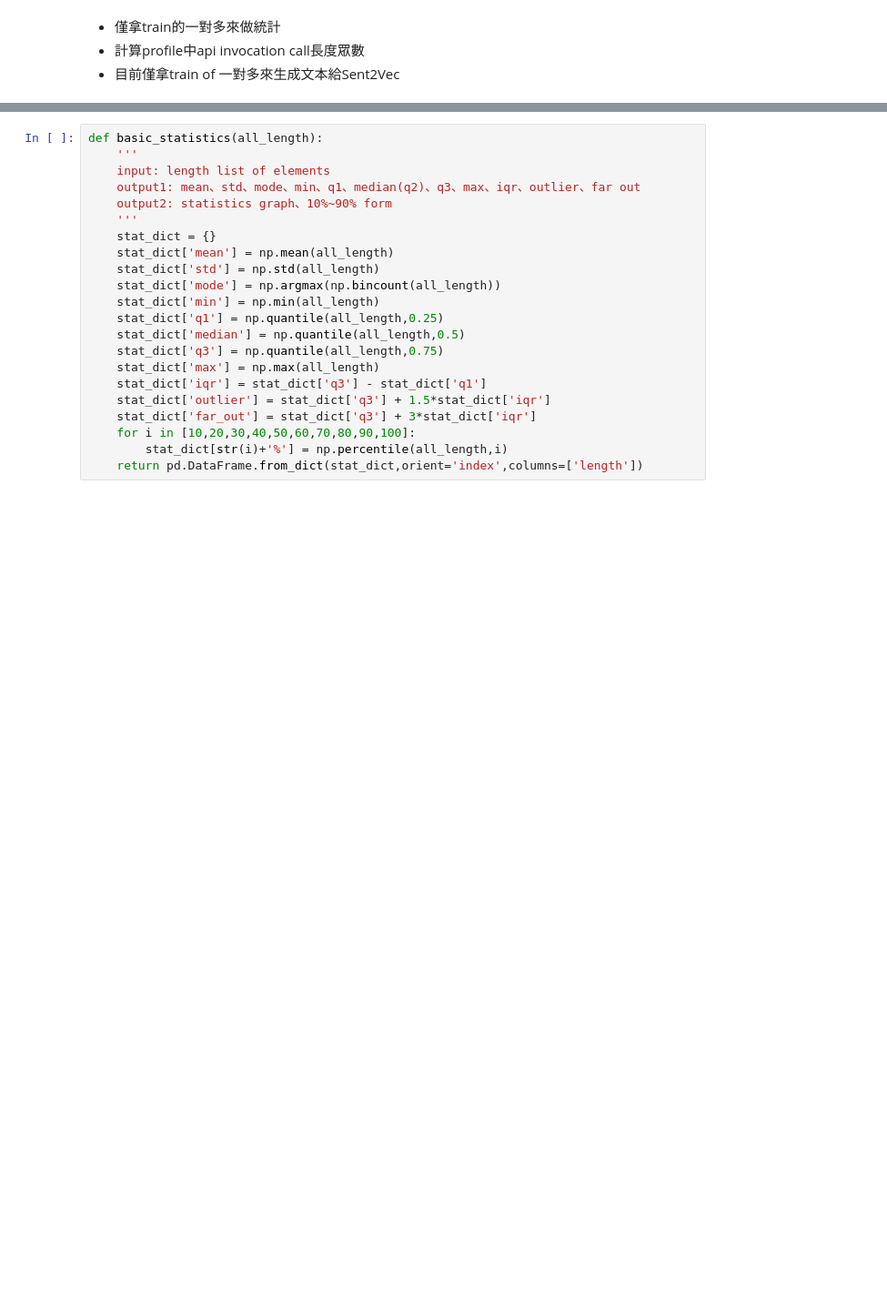
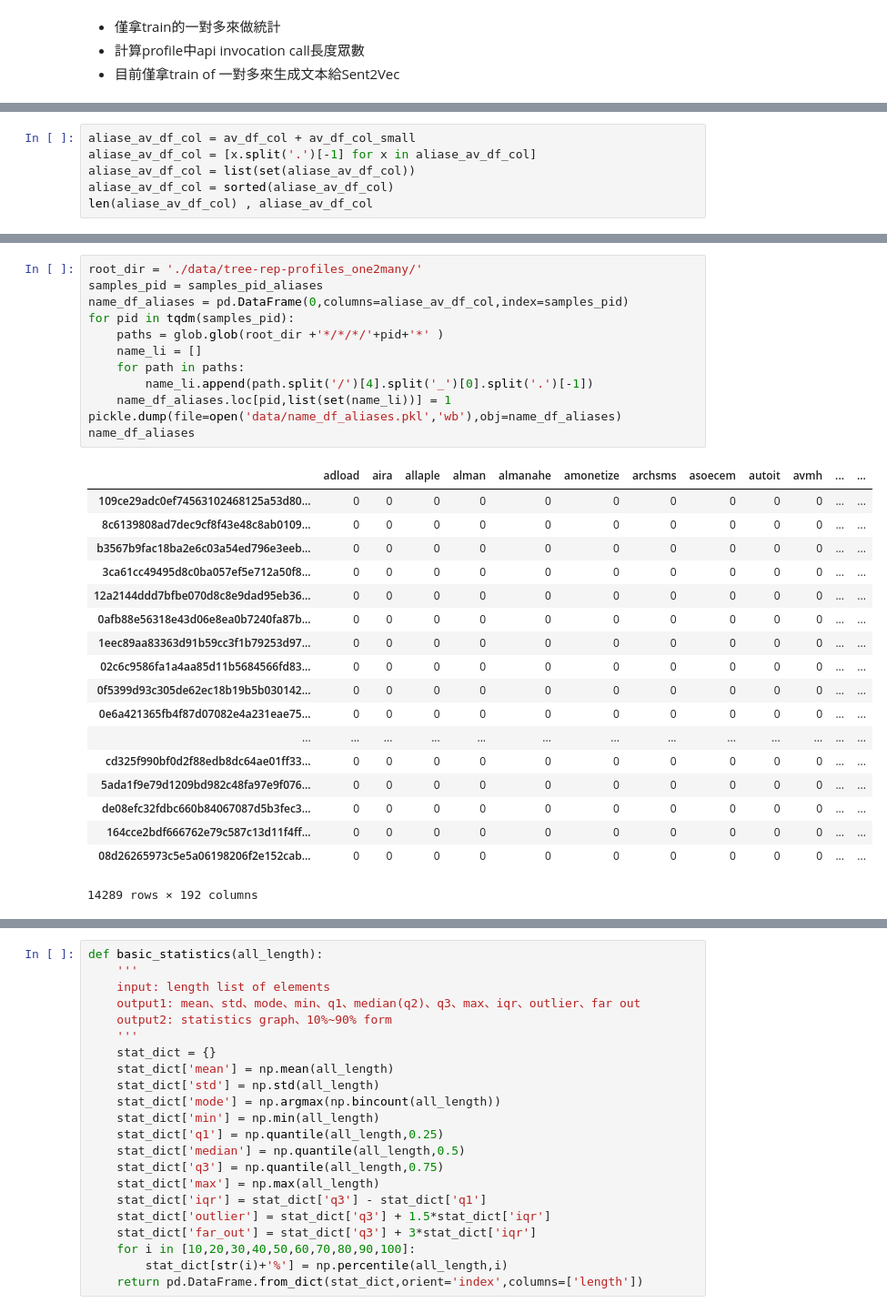
Before and after one commit to tychen5/NTU_ANTS-lab, a Jupyter notebook: seqgen_famclf/01.DataStatistics_filterOut.ipynb, the cells around one changed output, grey strips where cells are left out. Shown at 91% size. Drawn from its saved outputs; the diff is of its cells as text; blank space fills up the shorter version.

```diff
--- a/seqgen_famclf/01.DataStatistics_filterOut.ipynb
+++ b/seqgen_famclf/01.DataStatistics_filterOut.ipynb
@@ -33,0 +102,6 @@ from distutils.dir_util import copy_tree
+# %%
+aliase_av_df_col = av_df_col + av_df_col_small
+aliase_av_df_col = [x.split('.')[-1] for x in aliase_av_df_col]
+aliase_av_df_col = list(set(aliase_av_df_col))
+aliase_av_df_col = sorted(aliase_av_df_col)
+len(aliase_av_df_col) , aliase_av_df_col
@@ -33,0 +146,31 @@ from distutils.dir_util import copy_tree
+# %%
+root_dir = './data/tree-rep-profiles_one2many/'
+samples_pid = samples_pid_aliases
+name_df_aliases = pd.DataFrame(0,columns=aliase_av_df_col,index=samples_pid)
+for pid in tqdm(samples_pid):
+    paths = glob.glob(root_dir +'*/*/*/'+pid+'*' )
+    name_li = []
+    for path in paths:
+        name_li.append(path.split('/')[4].split('_')[0].split('.')[-1])
+    name_df_aliases.loc[pid,list(set(name_li))] = 1
+pickle.dump(file=open('data/name_df_aliases.pkl','wb'),obj=name_df_aliases)
+name_df_aliases
+# %% [output]
+|  | adload | aira | allaple | alman | almanahe | amonetize | archsms | asoecem | autoit | avmh | ... | ... |
+| 109ce29adc0ef74563102468125a53d80... | 0 | 0 | 0 | 0 | 0 | 0 | 0 | 0 | 0 | 0 | ... | ... |
+| 8c6139808ad7dec9cf8f43e48c8ab0109... | 0 | 0 | 0 | 0 | 0 | 0 | 0 | 0 | 0 | 0 | ... | ... |
+| b3567b9fac18ba2e6c03a54ed796e3eeb... | 0 | 0 | 0 | 0 | 0 | 0 | 0 | 0 | 0 | 0 | ... | ... |
+| 3ca61cc49495d8c0ba057ef5e712a50f8... | 0 | 0 | 0 | 0 | 0 | 0 | 0 | 0 | 0 | 0 | ... | ... |
+| 12a2144ddd7bfbe070d8c8e9dad95eb36... | 0 | 0 | 0 | 0 | 0 | 0 | 0 | 0 | 0 | 0 | ... | ... |
+| 0afb88e56318e43d06e8ea0b7240fa87b... | 0 | 0 | 0 | 0 | 0 | 0 | 0 | 0 | 0 | 0 | ... | ... |
+| 1eec89aa83363d91b59cc3f1b79253d97... | 0 | 0 | 0 | 0 | 0 | 0 | 0 | 0 | 0 | 0 | ... | ... |
+| 02c6c9586fa1a4aa85d11b5684566fd83... | 0 | 0 | 0 | 0 | 0 | 0 | 0 | 0 | 0 | 0 | ... | ... |
+| 0f5399d93c305de62ec18b19b5b030142... | 0 | 0 | 0 | 0 | 0 | 0 | 0 | 0 | 0 | 0 | ... | ... |
+| 0e6a421365fb4f87d07082e4a231eae75... | 0 | 0 | 0 | 0 | 0 | 0 | 0 | 0 | 0 | 0 | ... | ... |
+| ... | ... | ... | ... | ... | ... | ... | ... | ... | ... | ... | ... | ... |
+| cd325f990bf0d2f88edb8dc64ae01ff33... | 0 | 0 | 0 | 0 | 0 | 0 | 0 | 0 | 0 | 0 | ... | ... |
+| 5ada1f9e79d1209bd982c48fa97e9f076... | 0 | 0 | 0 | 0 | 0 | 0 | 0 | 0 | 0 | 0 | ... | ... |
+| de08efc32fdbc660b84067087d5b3fec3... | 0 | 0 | 0 | 0 | 0 | 0 | 0 | 0 | 0 | 0 | ... | ... |
+| 164cce2bdf666762e79c587c13d11f4ff... | 0 | 0 | 0 | 0 | 0 | 0 | 0 | 0 | 0 | 0 | ... | ... |
+| 08d26265973c5e5a06198206f2e152cab... | 0 | 0 | 0 | 0 | 0 | 0 | 0 | 0 | 0 | 0 | ... | ... |
+14289 rows × 192 columns
```
Also changed, not shown: parts of 37 cells of this notebook, 3 other files.
